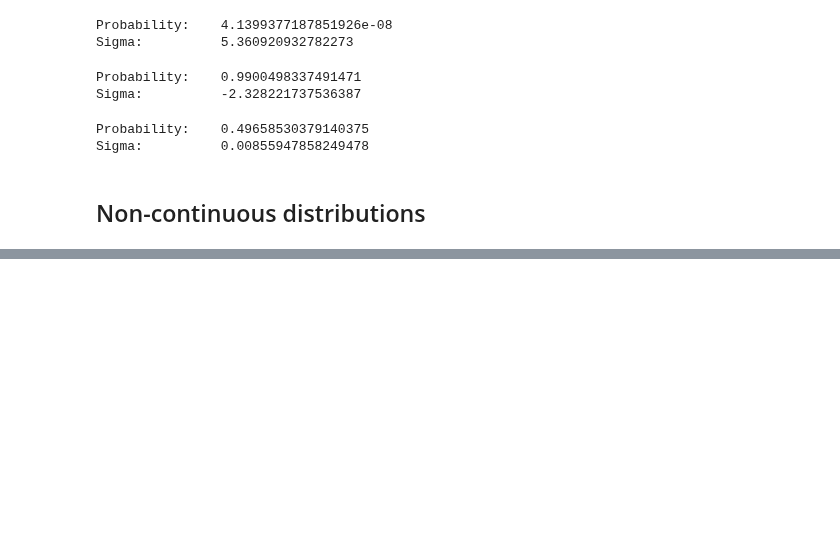
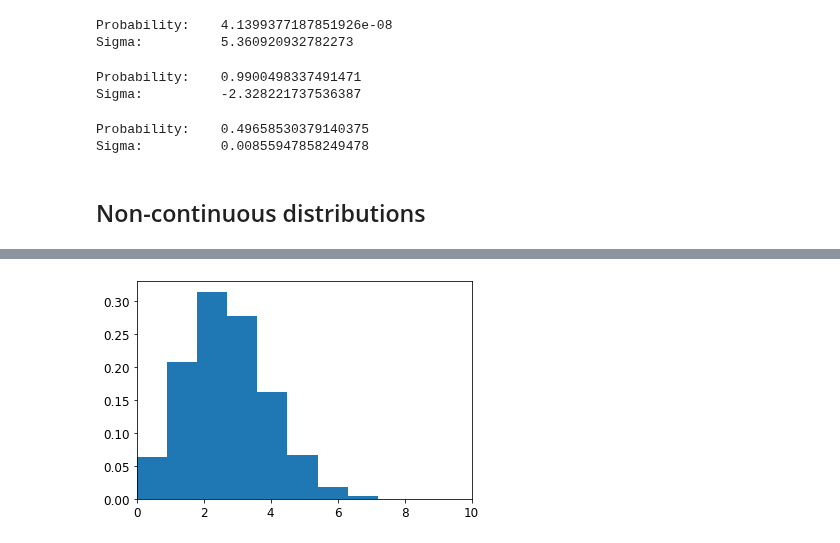
Before and after one commit to WyattOtsuka/PHYS434, a Jupyter notebook: lab1.ipynb, the cells around one changed output, grey strips where cells are left out. Drawn from its saved outputs; the diff is of its cells as text; code cells hidden in the pictures; blank space fills up the shorter version.

```diff
--- a/lab1.ipynb
+++ b/lab1.ipynb
@@ -184,0 +208,11 @@ Sigma:          0.00855947858249478
+# %%
+d = scipy.stats.binom.rvs(10, 0.25, size=100000)
+
+fig, ax = plt.subplots(1, 1)
+ax.hist(d, bins = 10, density=True)
+plt.tick_params(labelsize = 12)
+plt.xlim([0,10])
+
+plt.show()
+# %% [output]
+[figure, added]
```
Also changed, not shown: parts of 17 cells of this notebook.
